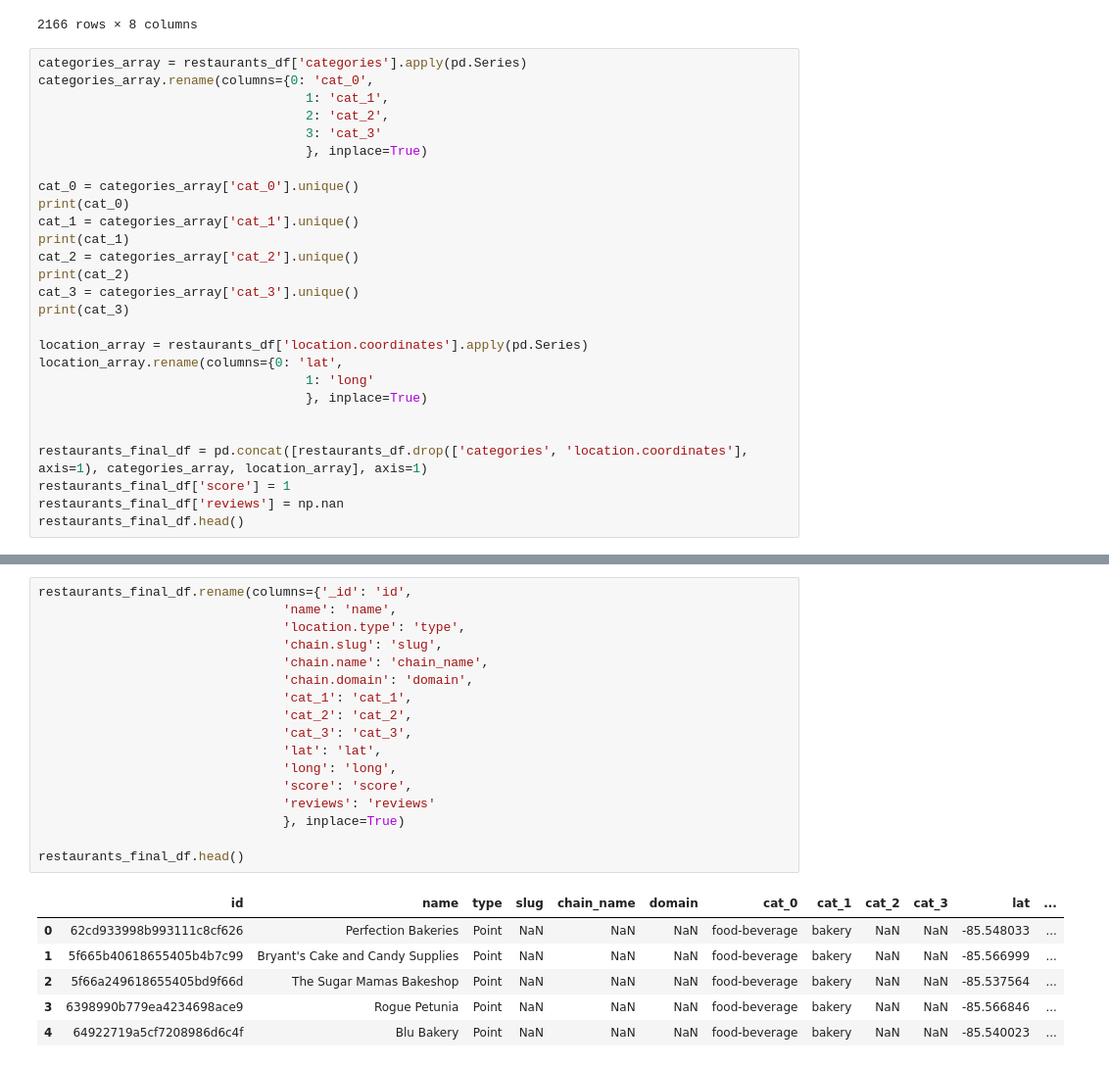
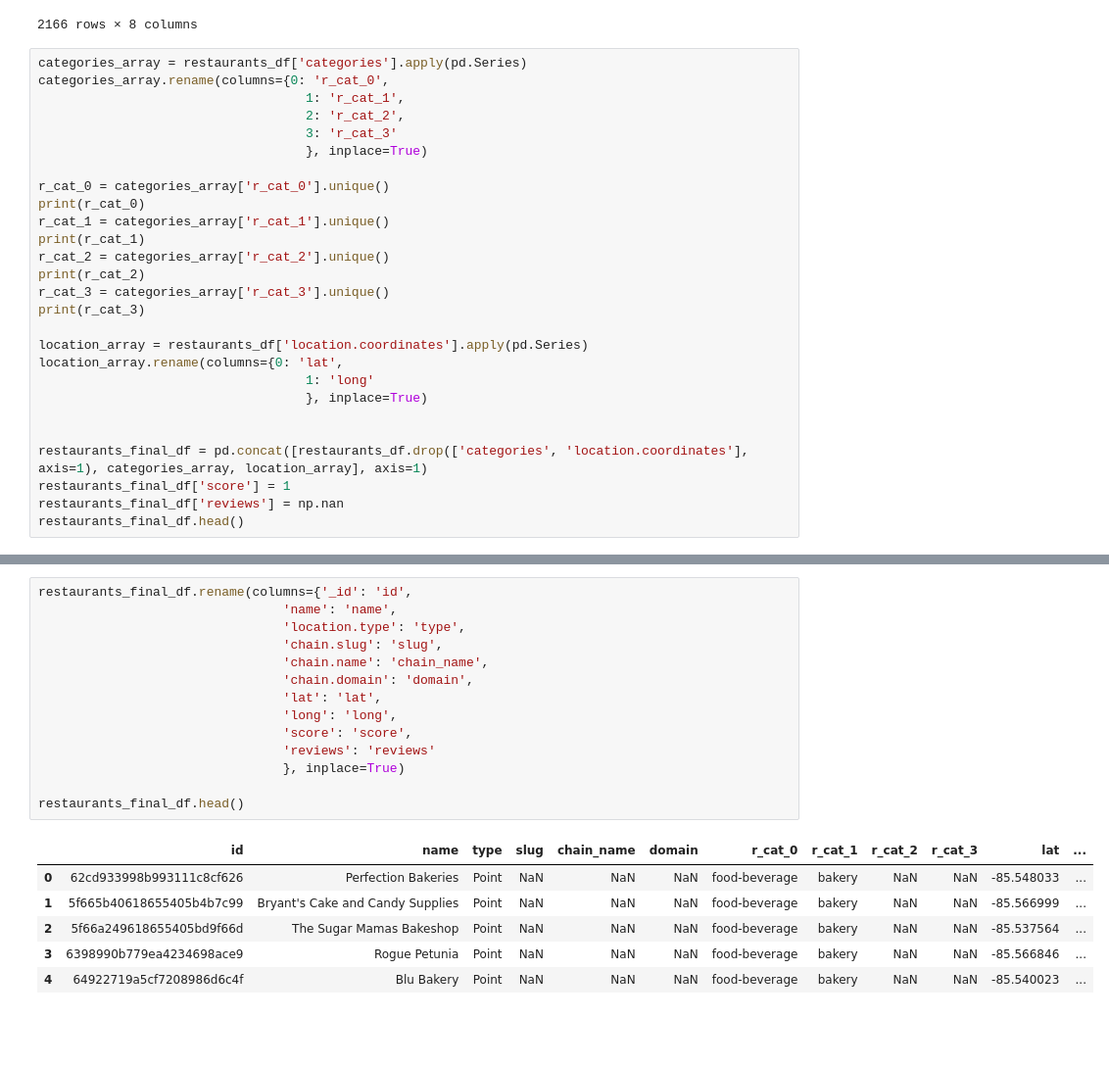
Before and after one commit to SwagmasterMatt/Web-App-Project, a Jupyter notebook: LogicScripts/Cleaning.ipynb, the cells around one changed output, grey strips where cells are left out. Shown at 98% size. Saved outputs shown, nothing was run; the diff lists cells and outputs as text; blank space fills up the shorter version.

```diff
--- a/LogicScripts/Cleaning.ipynb
+++ b/LogicScripts/Cleaning.ipynb
@@ -57,20 +57,20 @@ restaurants_df
 2166 rows × 8 columns
 # %%
 categories_array = restaurants_df['categories'].apply(pd.Series)
-categories_array.rename(columns={0: 'cat_0',
-                                   1: 'cat_1',
-                                   2: 'cat_2',
-                                   3: 'cat_3'
+categories_array.rename(columns={0: 'r_cat_0',
+                                   1: 'r_cat_1',
+                                   2: 'r_cat_2',
+                                   3: 'r_cat_3'
                                    }, inplace=True)
 
-cat_0 = categories_array['cat_0'].unique()
-print(cat_0)
-cat_1 = categories_array['cat_1'].unique()
-print(cat_1)
-cat_2 = categories_array['cat_2'].unique()
-print(cat_2)
-cat_3 = categories_array['cat_3'].unique()
-print(cat_3)
+r_cat_0 = categories_array['r_cat_0'].unique()
+print(r_cat_0)
+r_cat_1 = categories_array['r_cat_1'].unique()
+print(r_cat_1)
+r_cat_2 = categories_array['r_cat_2'].unique()
+print(r_cat_2)
+r_cat_3 = categories_array['r_cat_3'].unique()
+print(r_cat_3)
 
 location_array = restaurants_df['location.coordinates'].apply(pd.Series)
 location_array.rename(columns={0: 'lat',
@@ -179,22 +176,19 @@ places_final_df.head()
 # %%
 restaurants_final_df.rename(columns={'_id': 'id',
                                 'name': 'name',
                                 'location.type': 'type',
                                 'chain.slug': 'slug',
                                 'chain.name': 'chain_name',
                                 'chain.domain': 'domain',
-                                'cat_1': 'cat_1',
-                                'cat_2': 'cat_2',
-                                'cat_3': 'cat_3',
                                 'lat': 'lat',
                                 'long': 'long',
                                 'score': 'score',
                                 'reviews': 'reviews'
                                 }, inplace=True)
 
 restaurants_final_df.head()
 # %% [output]
-|  | id | name | type | slug | chain_name | domain | cat_0 | cat_1 | cat_2 | cat_3 | lat | ... |
+|  | id | name | type | slug | chain_name | domain | r_cat_0 | r_cat_1 | r_cat_2 | r_cat_3 | lat | ... |
 | 0 | 62cd933998b993111c8cf626 | Perfection Bakeries | Point | NaN | NaN | NaN | food-beverage | bakery | NaN | NaN | -85.548033 | ... |
 | 1 | 5f665b40618655405b4b7c99 | Bryant's Cake and Candy Supplies | Point | NaN | NaN | NaN | food-beverage | bakery | NaN | NaN | -85.566999 | ... |
 | 2 | 5f66a249618655405bd9f66d | The Sugar Mamas Bakeshop | Point | NaN | NaN | NaN | food-beverage | bakery | NaN | NaN | -85.537564 | ... |
```
Also changed, not shown: parts of 12 cells of this notebook, 1 other file.
